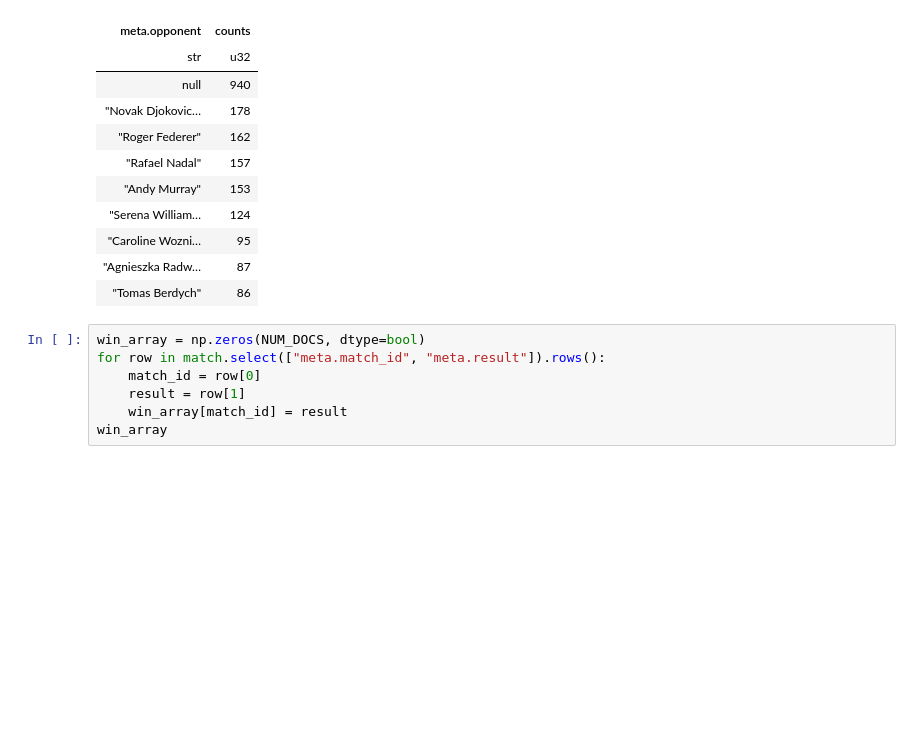
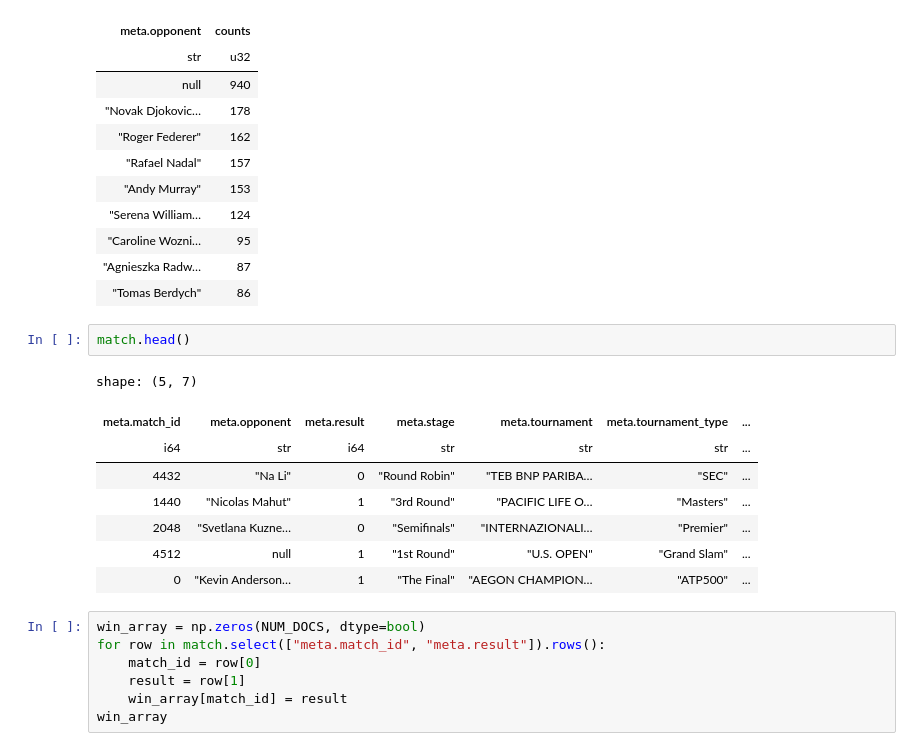
Before and after one commit to Jakur/OU_nlp, a Jupyter notebook: hw1/hw1.ipynb, the cells around one changed output. Drawn from its saved outputs; the diff is of its cells as text; blank space fills up the shorter version.

```diff
--- a/hw1/hw1.ipynb
+++ b/hw1/hw1.ipynb
@@ -97,6 +95,17 @@ shape: (9, 2)
 | "Caroline Wozni… | 95 |
 | "Agnieszka Radw… | 87 |
 | "Tomas Berdych" | 86 |
+# %%
+match.head()
+# %% [output]
+shape: (5, 7)
+| meta.match_id | meta.opponent | meta.result | meta.stage | meta.tournament | meta.tournament_type | ... |
+| i64 | str | i64 | str | str | str | ... |
+| 4432 | "Na Li" | 0 | "Round Robin" | "TEB BNP PARIBA… | "SEC" | ... |
+| 1440 | "Nicolas Mahut" | 1 | "3rd Round" | "PACIFIC LIFE O… | "Masters" | ... |
+| 2048 | "Svetlana Kuzne… | 0 | "Semifinals" | "INTERNAZIONALI… | "Premier" | ... |
+| 4512 | null | 1 | "1st Round" | "U.S. OPEN" | "Grand Slam" | ... |
+| 0 | "Kevin Anderson… | 1 | "The Final" | "AEGON CHAMPION… | "ATP500" | ... |
 # %%
 win_array = np.zeros(NUM_DOCS, dtype=bool)
 for row in match.select(["meta.match_id", "meta.result"]).rows():
```
Also changed, not shown: parts of 21 cells of this notebook, 1 other file.
